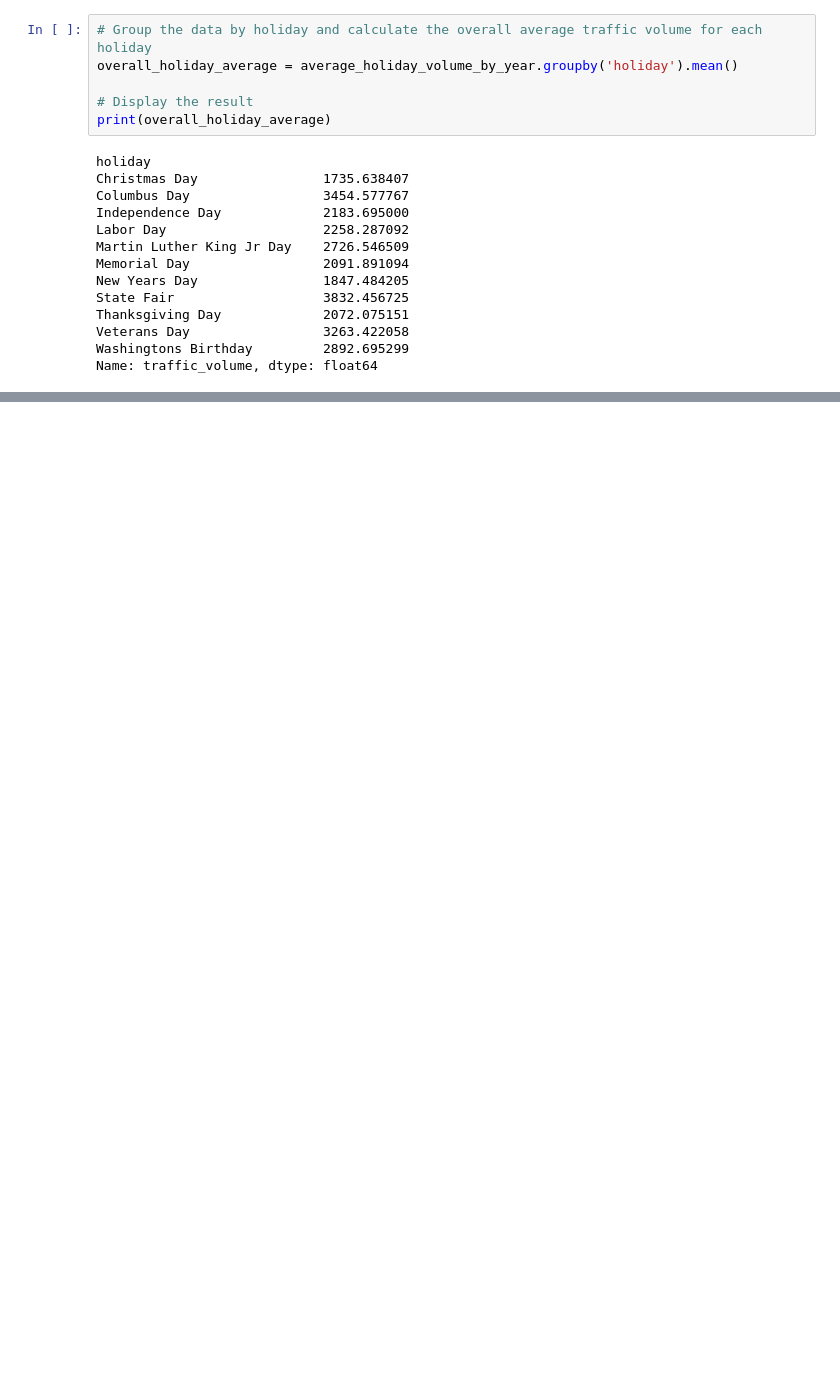
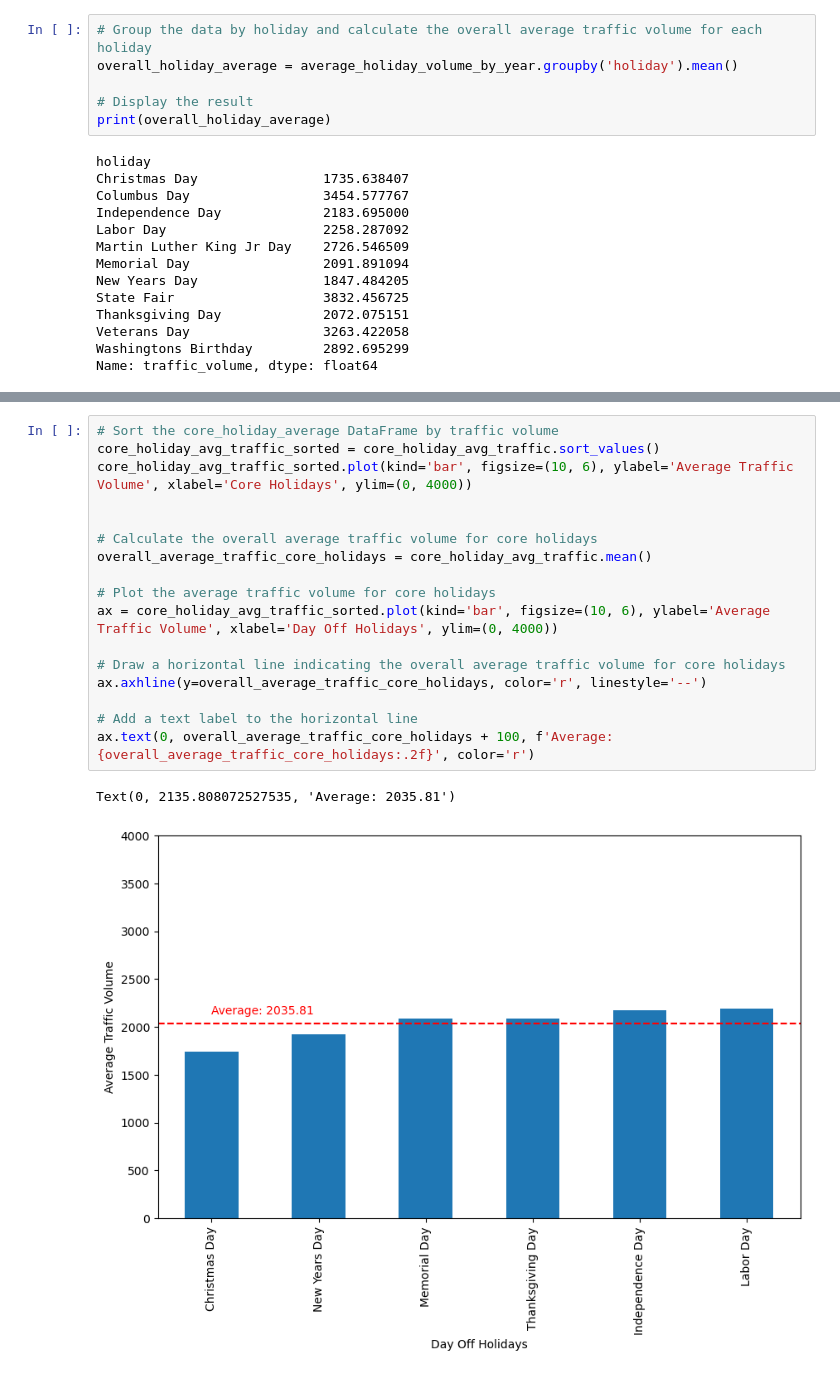
Before and after one commit to ajwilson79/traffic_volume_analysis, a Jupyter notebook: holiday_impact.ipynb, the cells around one changed output, grey strips where cells are left out. Drawn from its saved outputs; the diff is of its cells as text; blank space fills up the shorter version.

```diff
--- a/holiday_impact.ipynb
+++ b/holiday_impact.ipynb
@@ -84,0 +138,20 @@ overall_holiday_average.plot(kind='bar', figsize=(10, 6), ylabel='Average Traffi
+# %%
+# Sort the core_holiday_average DataFrame by traffic volume
+core_holiday_avg_traffic_sorted = core_holiday_avg_traffic.sort_values()
+core_holiday_avg_traffic_sorted.plot(kind='bar', figsize=(10, 6), ylabel='Average Traffic Volume', xlabel='Core Holidays', ylim=(0, 4000))
+
+
+# Calculate the overall average traffic volume for core holidays
+overall_average_traffic_core_holidays = core_holiday_avg_traffic.mean()
+
+# Plot the average traffic volume for core holidays
+ax = core_holiday_avg_traffic_sorted.plot(kind='bar', figsize=(10, 6), ylabel='Average Traffic Volume', xlabel='Day Off Holidays', ylim=(0, 4000))
+
+# Draw a horizontal line indicating the overall average traffic volume for core holidays
+ax.axhline(y=overall_average_traffic_core_holidays, color='r', linestyle='--')
+
+# Add a text label to the horizontal line
+ax.text(0, overall_average_traffic_core_holidays + 100, f'Average: {overall_average_traffic_core_holidays:.2f}', color='r')
+# %% [output]
+Text(0, 2135.808072527535, 'Average: 2035.81')
+[figure, added]
```
Also changed, not shown: parts of 10 cells of this notebook.
